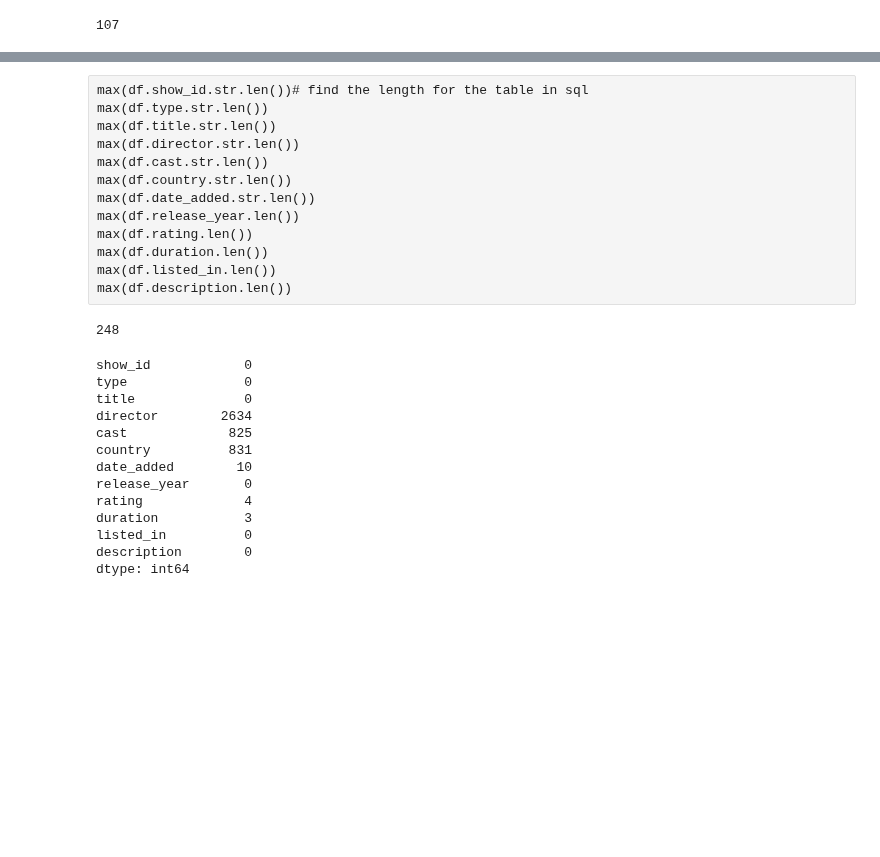
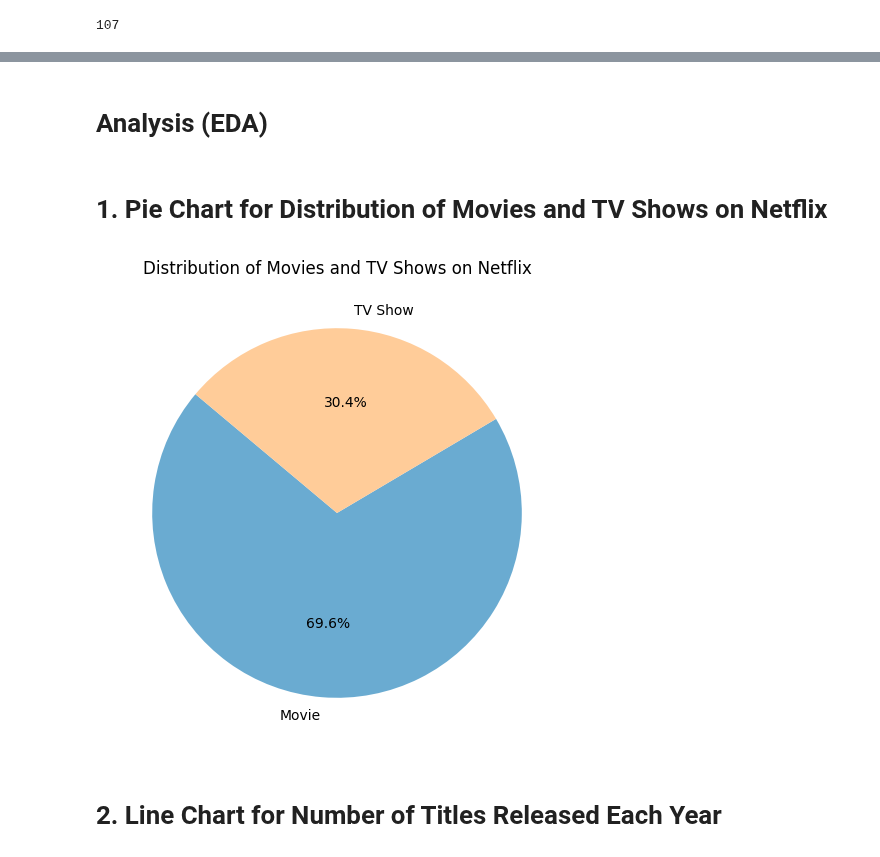
Before and after one commit to Nandini-1423/Python-Sql-netflix_data_analysis-, a Jupyter notebook: netflix_data_cleaning_analysis-main/data _connection & cleaning .ipynb, the cells around one changed output, grey strips where cells are left out. Saved outputs shown, nothing was run; the diff lists cells and outputs as text; code cells hidden in the pictures; blank space fills up the shorter version.

```diff
--- a/netflix_data_cleaning_analysis-main/data _connection & cleaning .ipynb
+++ b/netflix_data_cleaning_analysis-main/data _connection & cleaning .ipynb
@@ -29,39 +36,23 @@ df[df.show_id=='s5023']
 # %% [output]
 |  | show_id | type | title | director | cast | country | date_added | release_year | rating | duration | ... |
 | 5022 | s5023 | Movie | 반드시 잡는다 | Hong-seon Kim | Baek Yoon-sik | South Korea | February 28, 2018 | 2017 | TV-MA | 110 min | ... |
-# %% [raw]
-max(df.show_id.str.len())# find the length for the table in sql
-max(df.type.str.len())
-max(df.title.str.len())
-max(df.director.str.len())
-max(df.cast.str.len())
-max(df.country.str.len())
-max(df.date_added.str.len())
-max(df.release_year.len())
-max(df.rating.len())
-max(df.duration.len())
-max(df.listed_in.len())
-max(df.description.len())
-# %%
-max(df.description.dropna().str.len())
-# %% [output]
-248
-# %%
- # checking null values
-# true means - null is present ,
-# false means -- null is not present
-df.isna().sum()
-# %% [output]
-show_id            0
-type               0
-title              0
-director        2634
-cast             825
-country          831
-date_added        10
-release_year       0
-rating             4
-duration           3
-listed_in          0
-description        0
-dtype: int64
+# %% [markdown]
+# Analysis (EDA)
+# %% [markdown]
+ # 1. Pie Chart for Distribution of Movies and TV Shows on Netflix
+# %%
+import matplotlib.pyplot as plt
+
+# Data
+types = ['Movie', 'TV Show']
+counts = [6131, 2676]
+
+# Pie chart
+plt.figure(figsize=(8, 6))
+plt.pie(counts, labels=types, autopct='%1.1f%%', startangle=140, colors=['#6aabd1', '#ffcc99'])
+plt.title('Distribution of Movies and TV Shows on Netflix')
+plt.show()
+# %% [output]
+[figure, added]
+# %% [markdown]
+# 2. Line Chart for Number of Titles Released Each Year
```
Also changed, not shown: parts of 8 cells of this notebook.
